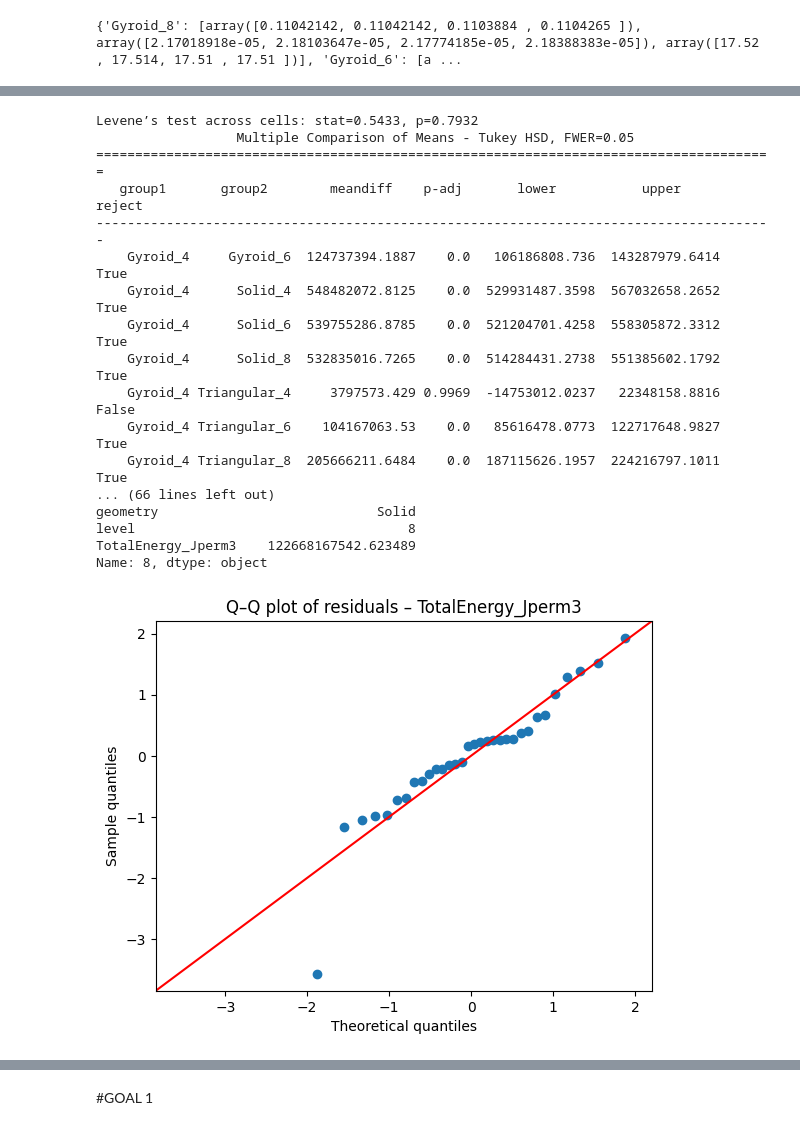
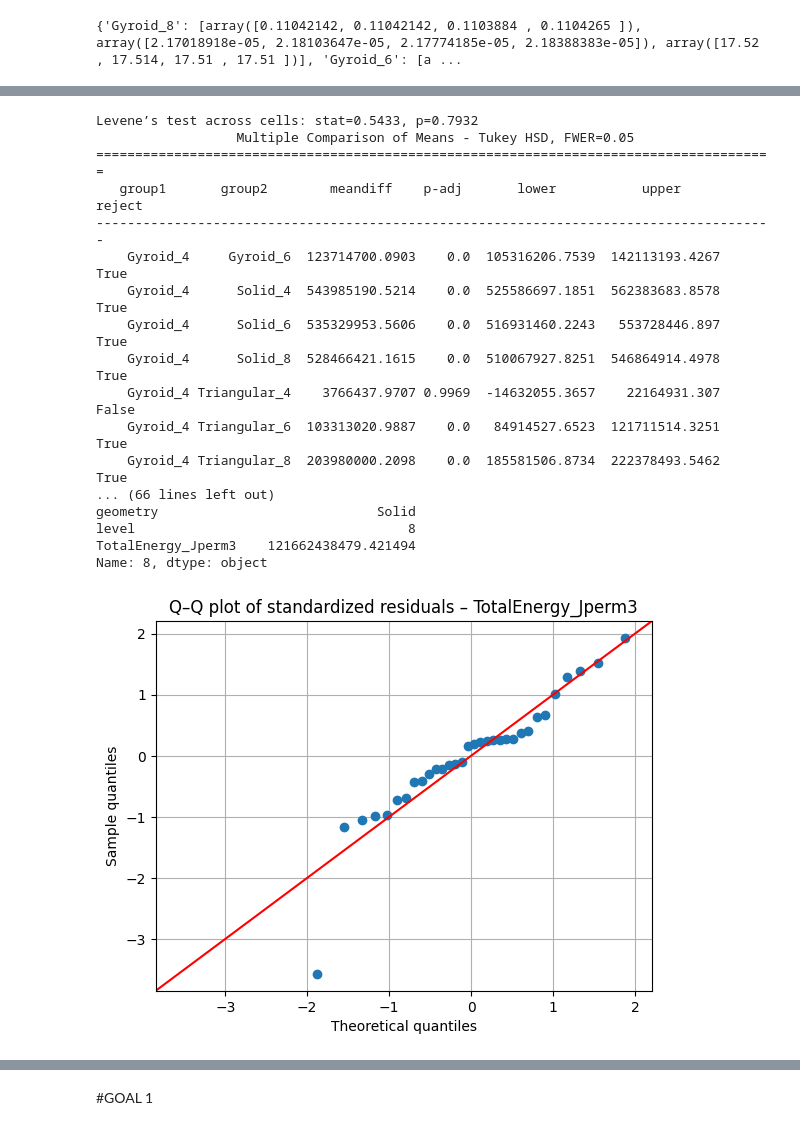
Before and after one commit to Ericyang978/ME103_Data_Processing, a Jupyter notebook: Processing_3.ipynb, the cells around one changed output, grey strips where cells are left out. Cells and saved outputs as stored; diff of their text form; code cells hidden in the pictures.

```diff
--- a/Processing_3.ipynb
+++ b/Processing_3.ipynb
@@ -329,9 +336,18 @@ Load calibration:
 # %%
 #some helper dataframe methods
 def parse_geometry_level(folder_name):
-    base = folder_name.split("/")[-1]                 # e.g. Gyroid_4.is_tens_RawData
-    base = base.replace(".is_tens_RawData", "")       # Gyroid_4
-    geom, level = base.split("_")
+
+    if "reference" in folder_name.lower():
+        geom = "Reference"
+        level = 0
+
+    #3D printing cases
+    else:
+        base = folder_name.split("/")[-1]                 # e.g. Gyroid_4.is_tens_RawData
+        # base = base.replace(".is_tens_RawData", "")       # Gyroid_4
+        geom, level = base.split("_")
+
+
     return geom, int(level)
 
 def build_two_way_df(results_by_condition, metric_col):
@@ -366,10 +382,12 @@ def build_oneway_df(results_by_condition, metric_col):
 #get relevant folers
 # folder_names = ["Gyroid_8", "Gyroid_6", "Gyroid_4", "Solid_8", "Solid_6", "Solid_4", "Triangular_8", "Triangular_6", "Triangular_4"]
 folder_names = [ "Gyroid_6", "Gyroid_4", "Solid_8", "Solid_6", "Solid_4", "Triangular_8", "Triangular_6", "Triangular_4"]
-folder_addendum = ".is_tens_RawData"
+folder_addendum = ""
 parent_dir = "3DPrint"
 folder_names_final = [os.path.join(parent_dir, name + folder_addendum) for name in folder_names]
 
+print(folder_names_final)
+print(os.getcwd())
 #define lengths and section areas
 L = 1*in_to_m #in
 A = 0.125*0.25*in_to_m**2 #in^2
@@ -389,8 +407,8 @@ for i, folder_name in enumerate(folder_names_final):
         combo_to_measurement[folder_names[i]][0]/actual_length*L, combo_to_measurement[folder_names[i]][1]/actual_area*A, combo_to_measurement[folder_names[i]][2],
         calibrate_load, calibrate_displacement
     )
+    results_by_condition[folder_name] = reference_tests
 
-    results_by_condition[folder_name] = reference_tests
 
 #define metrics
 metrics = [
@@ -428,9 +446,10 @@ for metric in metrics:
     print(df_long.iloc[idx])
 
     sm.qqplot(resid_std, dist=stats.norm, line="45")
-    plt.title(f"Q–Q plot of residuals – {metric}")
+    plt.title(f"Q–Q plot of standardized residuals – {metric}")
     plt.xlabel("Theoretical quantiles")
     plt.ylabel("Sample quantiles")
+    plt.grid()
     plt.show()
 
     groups = df_long.groupby(["geometry", "level"])[metric].apply(list)
@@ -470,19 +489,19 @@ Name: 16, dtype: object
 Levene’s test across cells: stat=0.5433, p=0.7932
                   Multiple Comparison of Means - Tukey HSD, FWER=0.05
 =======================================================================================
    group1       group2        meandiff    p-adj       lower           upper      reject
 ---------------------------------------------------------------------------------------
-    Gyroid_4     Gyroid_6  124737394.1887    0.0   106186808.736  143287979.6414   True
-    Gyroid_4      Solid_4  548482072.8125    0.0  529931487.3598  567032658.2652   True
-    Gyroid_4      Solid_6  539755286.8785    0.0  521204701.4258  558305872.3312   True
-    Gyroid_4      Solid_8  532835016.7265    0.0  514284431.2738  551385602.1792   True
-    Gyroid_4 Triangular_4     3797573.429 0.9969  -14753012.0237   22348158.8816  False
-    Gyroid_4 Triangular_6    104167063.53    0.0   85616478.0773  122717648.9827   True
-    Gyroid_4 Triangular_8  205666211.6484    0.0  187115626.1957  224216797.1011   True
+    Gyroid_4     Gyroid_6  123714700.0903    0.0  105316206.7539  142113193.4267   True
+    Gyroid_4      Solid_4  543985190.5214    0.0  525586697.1851  562383683.8578   True
+    Gyroid_4      Solid_6  535329953.5606    0.0  516931460.2243   553728446.897   True
+    Gyroid_4      Solid_8  528466421.1615    0.0  510067927.8251  546864914.4978   True
+    Gyroid_4 Triangular_4    3766437.9707 0.9969  -14632055.3657    22164931.307  False
+    Gyroid_4 Triangular_6  103313020.9887    0.0   84914527.6523  121711514.3251   True
+    Gyroid_4 Triangular_8  203980000.2098    0.0  185581506.8734  222378493.5462   True
 ... (66 lines left out)
 geometry                            Solid
 level                                   8
-TotalEnergy_Jperm3    122668167542.623489
+TotalEnergy_Jperm3    121662438479.421494
 Name: 8, dtype: object
-[figure, old version]
+[figure, new version]
 Levene’s test across cells: stat=1.2562, p=0.3127
```
Also changed, not shown: parts of 10 cells of this notebook, 4 other files.
